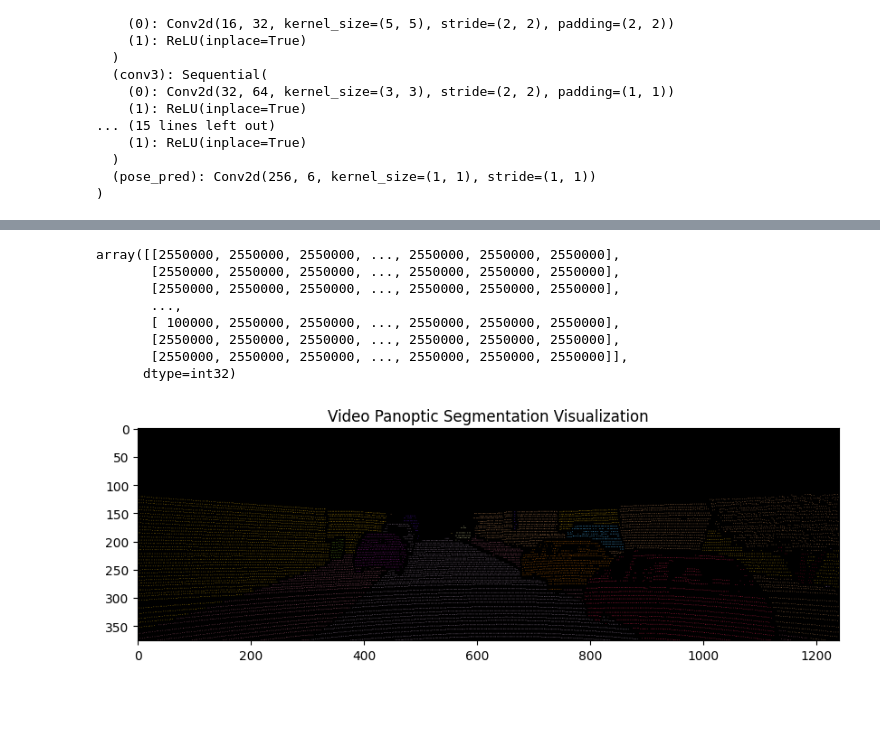
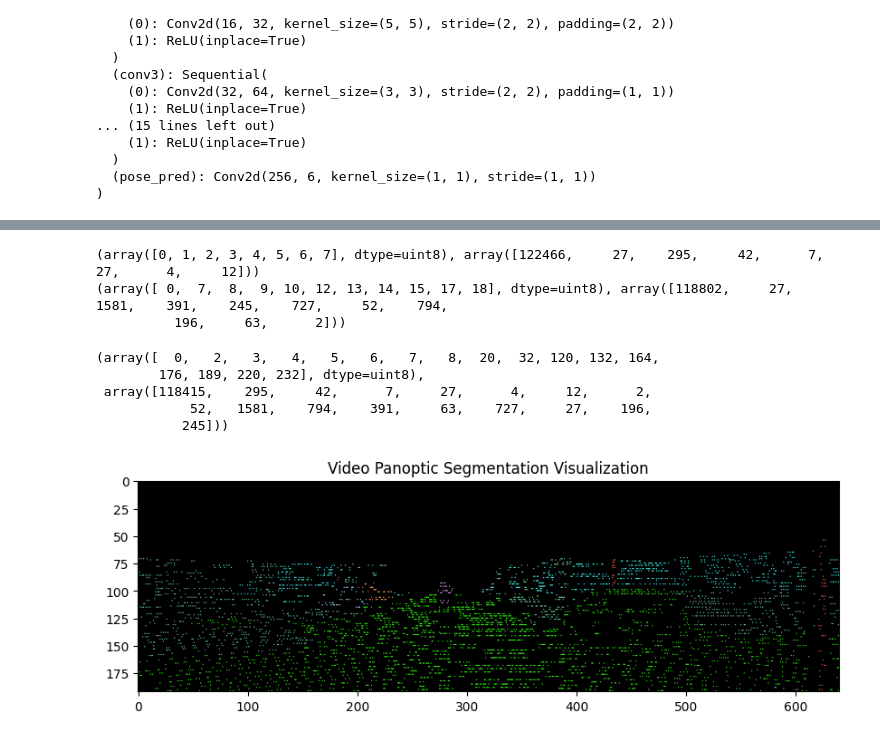
Before and after one commit to weentiaan/Video-latent-diffusion-panoptic-segmentation, a Jupyter notebook: Pose.ipynb, the cells around one changed output, grey strips where cells are left out. Saved outputs shown, nothing was run; the diff lists cells and outputs as text; code cells hidden in the pictures; blank space fills up the shorter version.

Commit message:
fix color problem

```diff
--- a/Pose.ipynb
+++ b/Pose.ipynb
@@ -180,11 +158,11 @@ array([[ 0,  0,  0, ...,  0,  0,  0],
 # %%
-gt_ins = Image.open('/root/autodl-tmp/video_sequence/train/000000_000300_gtFine_instance.png')
+gt_ins = img3
 #resize_transform = transforms.Resize((192, 640), interpolation=transforms.InterpolationMode.NEAREST)
 # 对图像进行 resize
 #gt_ins = np.array(resize_transform(gt_ins))
 gt_ins = np.array(gt_ins)
 # %%
-gt_cls = Image.open('/root/autodl-tmp/video_sequence/train/000000_000300_gtFine_class.png')
+gt_cls = img2
 # 对图像进行 resize
 #gt_cls = np.array(resize_transform(gt_cls))
 gt_cls = np.array(gt_cls)
@@ -196,16 +169,20 @@ gt_dep = np.array(gt_dep)
+# %%
+print(np.unique(gt_ins,return_counts=True))
+print(np.unique(gt_cls,return_counts=True))
+# %% [output]
+(array([0, 1, 2, 3, 4, 5, 6, 7], dtype=uint8), array([122466,     27,    295,     42,      7,     27,      4,     12]))
+(array([ 0,  7,  8,  9, 10, 12, 13, 14, 15, 17, 18], dtype=uint8), array([118802,     27,   1581,    391,    245,    727,     52,    794,
+          196,     63,      2]))
 # %%
-gt_pop=gt_cls*10000+gt_ins
+gt_pop=(gt_cls*100+gt_ins)
 # %%
-gt_pop
+np.unique(gt_pop,return_counts=True)
 # %% [output]
-array([[2550000, 2550000, 2550000, ..., 2550000, 2550000, 2550000],
-       [2550000, 2550000, 2550000, ..., 2550000, 2550000, 2550000],
-       [2550000, 2550000, 2550000, ..., 2550000, 2550000, 2550000],
-       ...,
-       [ 100000, 2550000, 2550000, ..., 2550000, 2550000, 2550000],
-       [2550000, 2550000, 2550000, ..., 2550000, 2550000, 2550000],
-       [2550000, 2550000, 2550000, ..., 2550000, 2550000, 2550000]],
-      dtype=int32)
+(array([  0,   2,   3,   4,   5,   6,   7,   8,  20,  32, 120, 132, 164,
+        176, 189, 220, 232], dtype=uint8),
+ array([118415,    295,     42,      7,     27,      4,     12,      2,
+            52,   1581,    794,    391,     63,    727,     27,    196,
+           245]))
 # %%
 import numpy as np
 import matplotlib.pyplot as plt
@@ -214,7 +191,7 @@ def get_color_map(num_colors):
     """
     生成一个包含 num_colors 个随机颜色的映射表。
     """
-    np.random.seed(256)  # 固定种子，保证每次生成相同的颜色
+    np.random.seed(20)  # 固定种子，保证每次生成相同的颜色
     return np.random.randint(0, 256, (num_colors, 3), dtype=np.uint8)
 
 def colorize_panoptic(panoptic_map, colormap):
@@ -222,35 +199,40 @@ def colorize_panoptic(panoptic_map, colormap):
     根据 panoptic_map 中每个像素的 panoptic_id，从 colormap 中取对应颜色，
     生成彩色图像。
     """
-    h, w = panoptic_map.shape
-    color_image = np.zeros((h, w, 3), dtype=np.uint8)
+
+    h,w=panoptic_map.shape
+
+    color_image = np.zeros((h, w,3), dtype=np.uint8)
+
     unique_ids = np.unique(panoptic_map)
+
     for uid in unique_ids:
         # 如果 uid 为 0 或 2550000，设定为黑色
-        if uid == 2550000:
+        if uid == 0:
             color = np.array([0, 0, 0], dtype=np.uint8)
         else:
             # 使用 modulo 确保 uid 超过颜色数量时仍然可以映射
             color = colormap[uid % len(colormap)]
+
         color_image[panoptic_map == uid] = color
-    return color_image
+    return color_image#[h,w,3]
 # %%
 # 假设 panoptic_map 是已经生成的全景分割标注，尺寸为 (H, W)
 # 例如：panoptic_map = np.load("path_to_panoptic_map.npy")
 
 # 定义颜色映射表，假设最多256种不同颜色
-num_colors = 256
+num_colors = 10
 colormap = get_color_map(num_colors)
 
 # 生成彩色图像
 color_image = colorize_panoptic(gt_pop, colormap)
 # 展示结果
 plt.figure(figsize=(10, 8))
-plt.imshow(color_image, cmap='hsv')
+plt.imshow(color_image)
 plt.title("Video Panoptic Segmentation Visualization")
 plt.show()
 # %% [output]
-[figure, old version]
+[figure, new version]
 # %%
 print(color_image.shape)
 # %% [output]
```
Also changed, not shown: parts of 23 cells of this notebook, 4 other files.
